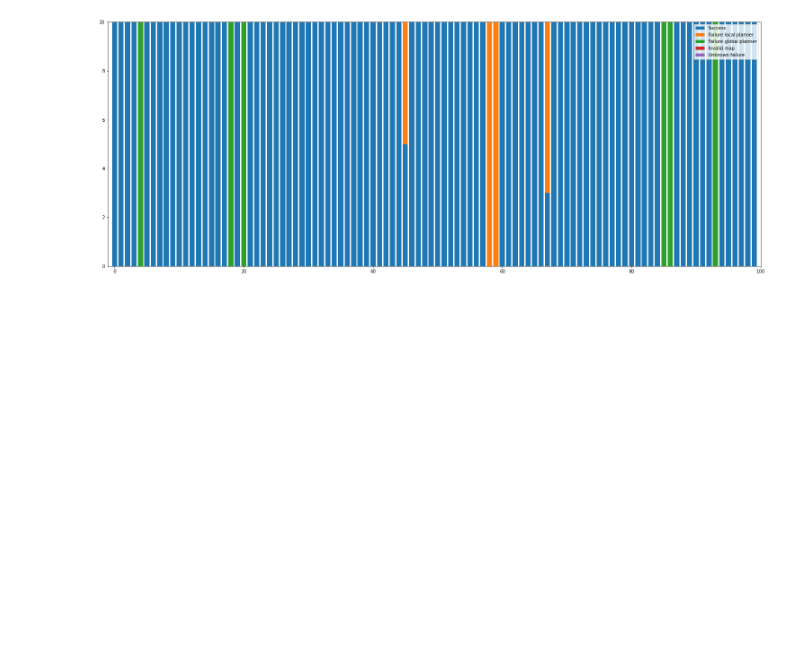
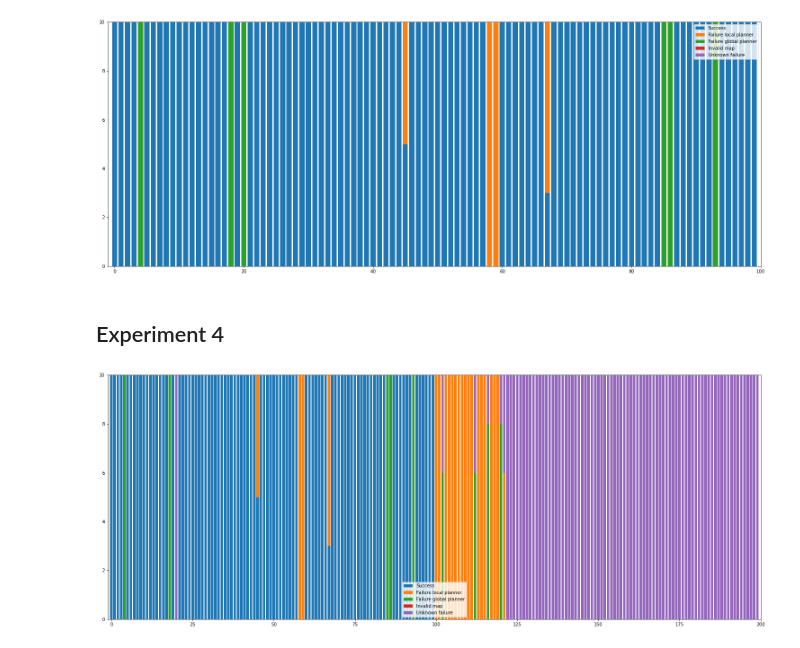
Before and after one commit to rhidra/autopilot, a Jupyter notebook: analysis/traj_evaluate/success_analysis.ipynb, the cells around one changed output. Cells and saved outputs as stored; diff of their text form; code cells hidden in the pictures; blank space fills up the shorter version.

```diff
--- a/analysis/traj_evaluate/success_analysis.ipynb
+++ b/analysis/traj_evaluate/success_analysis.ipynb
@@ -191,3 +191,20 @@ plt.xlim(a-1, b)
 plt.show()
 # %% [output]
 [figure]
+# %% [markdown]
+## Experiment 4
+# %%
+success4, failureLocal4, failureGlobal4, failureMap4, invalid4 = np.load('save4.npy')
+# %%
+a, b = 0, 200
+plt.figure(figsize=(26,10))
+plt.bar(np.arange(a, b), success4[a:b], label='Success')
+plt.bar(np.arange(a, b), failureLocal4[a:b], label='Failure local planner', bottom=success4[a:b])
+plt.bar(np.arange(a, b), failureGlobal4[a:b], label='Failure global planner', bottom=success4[a:b]+failureLocal4[a:b])
+plt.bar(np.arange(a, b), failureMap4[a:b], label='Invalid map', bottom=success4[a:b]+failureLocal4[a:b]+failureGlobal4[a:b])
+plt.bar(np.arange(a, b), invalid4[a:b], label='Unknown failure', bottom=success4[a:b]+failureLocal4[a:b]+failureGlobal4[a:b]+failureMap4[a:b])
+plt.legend()
+plt.xlim(a-1, b)
+plt.show()
+# %% [output]
+[figure, added]
```
Also changed, not shown: 2 other files.
